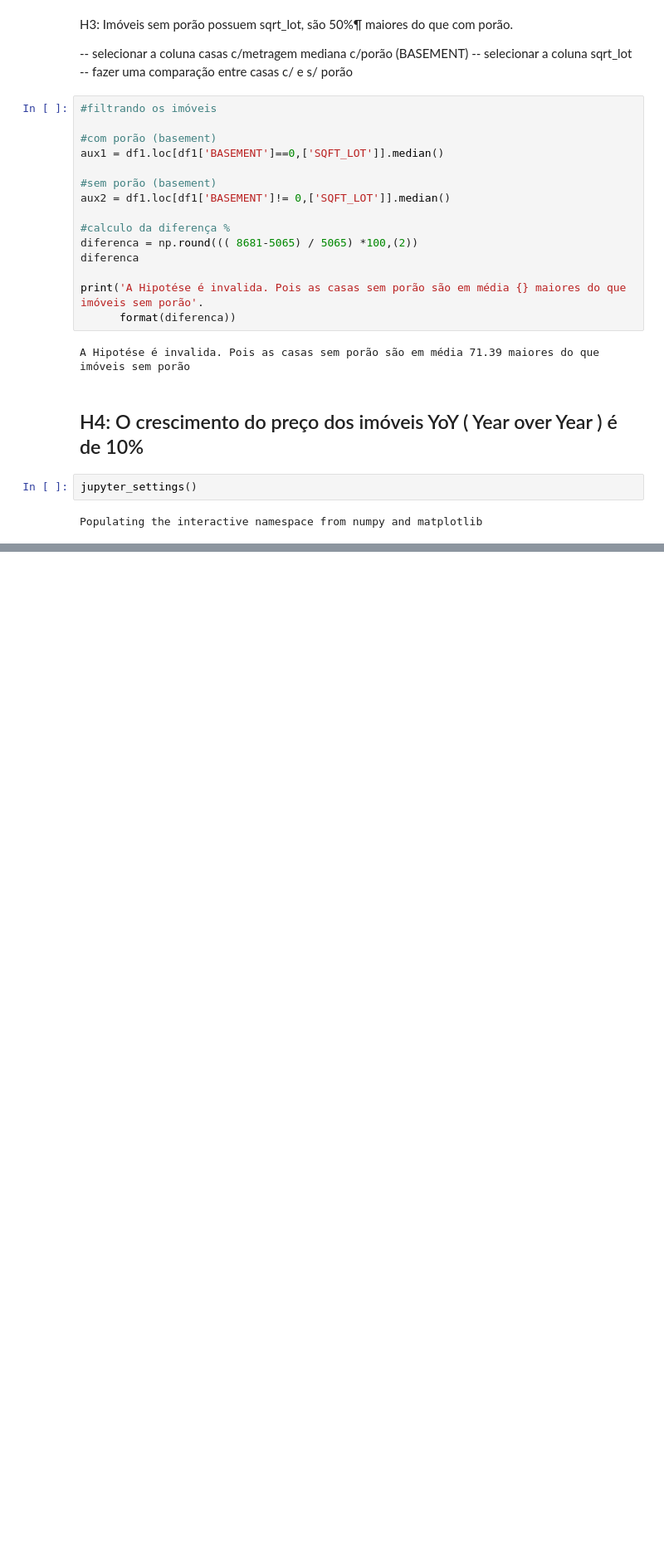
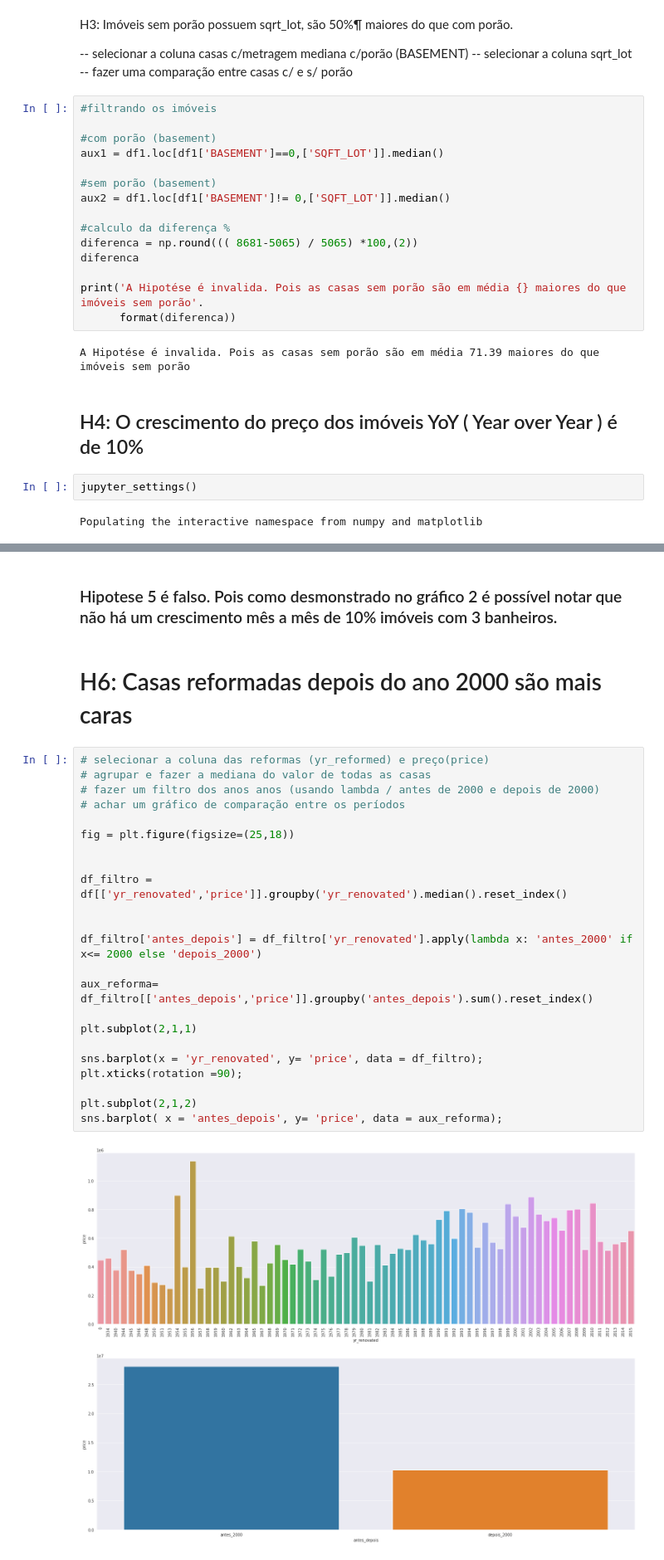
Before and after one commit to guiaraujofreitas/python_do_zero, a Jupyter notebook: Projetos_de_Insights_HouseRocket.ipynb, the cells around one changed output, grey strips where cells are left out. Shown: that part at 83% size. Saved outputs shown, nothing was run; the diff lists cells and outputs as text; blank space fills up the shorter version.

Commit message:
Hipotese 6 quase concluida

```diff
--- a/Projetos_de_Insights_HouseRocket.ipynb
+++ b/Projetos_de_Insights_HouseRocket.ipynb
@@ -389,0 +369,29 @@ df_aux1
+# %% [markdown]
+### Hipotese 5 é falso. Pois como desmonstrado no gráfico 2 é possível notar que não há um crescimento mês a mês de 10% imóveis com 3 banheiros.
+# %% [markdown]
+# H6: Casas reformadas depois do ano 2000 são mais caras
+# %%
+# selecionar a coluna das reformas (yr_reformed) e preço(price)
+# agrupar e fazer a mediana do valor de todas as casas
+# fazer um filtro dos anos anos (usando lambda / antes de 2000 e depois de 2000)
+# achar um gráfico de comparação entre os períodos
+
+fig = plt.figure(figsize=(25,18))
+
+
+df_filtro = df[['yr_renovated','price']].groupby('yr_renovated').median().reset_index()
+
+
+df_filtro['antes_depois'] = df_filtro['yr_renovated'].apply(lambda x: 'antes_2000' if x<= 2000 else 'depois_2000')
+
+aux_reforma= df_filtro[['antes_depois','price']].groupby('antes_depois').sum().reset_index()
+
+plt.subplot(2,1,1)
+
+sns.barplot(x = 'yr_renovated', y= 'price', data = df_filtro);
+plt.xticks(rotation =90);
+
+plt.subplot(2,1,2)
+sns.barplot( x = 'antes_depois', y= 'price', data = aux_reforma);
+# %% [output]
+[figure, added]
```
Also changed, not shown: parts of 4 cells of this notebook.
